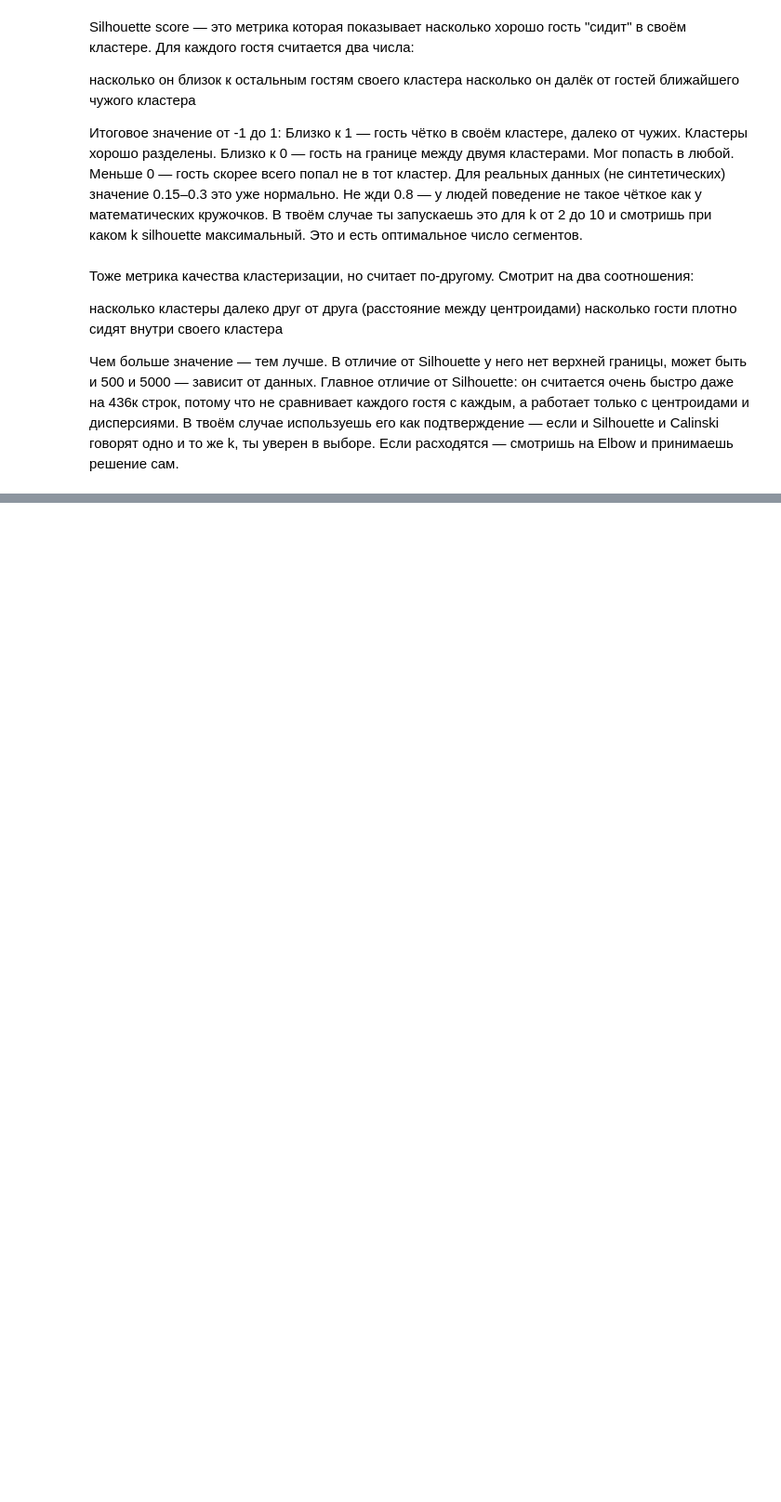
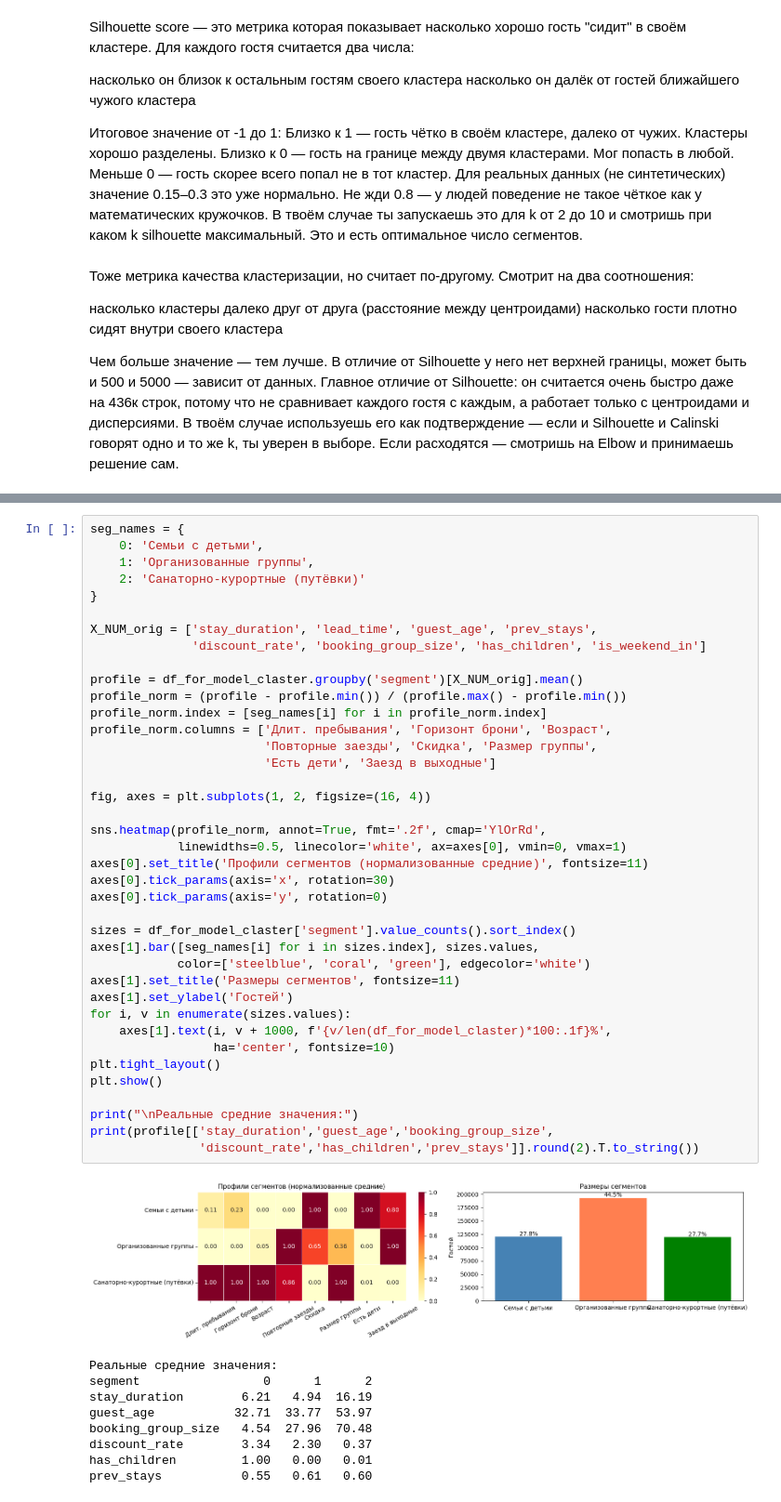
Before and after one commit to MSSAS/booking, a Jupyter notebook: ml/pipeline_clustering.ipynb, the cells around one changed output, grey strips where cells are left out. Shown at 93% size. Drawn from its saved outputs; the diff is of its cells as text; blank space fills up the shorter version.

Commit message:
k-means check for NR

```diff
--- a/ml/pipeline_clustering.ipynb
+++ b/ml/pipeline_clustering.ipynb
@@ -1170,0 +1216,49 @@ discount_rate=15.56 — в 15 раз больше скидка чем у ост
+# %%
+seg_names = {
+    0: 'Семьи с детьми',
+    1: 'Организованные группы',
+    2: 'Санаторно-курортные (путёвки)'
+}
+
+X_NUM_orig = ['stay_duration', 'lead_time', 'guest_age', 'prev_stays',
+              'discount_rate', 'booking_group_size', 'has_children', 'is_weekend_in']
+
+profile = df_for_model_claster.groupby('segment')[X_NUM_orig].mean()
+profile_norm = (profile - profile.min()) / (profile.max() - profile.min())
+profile_norm.index = [seg_names[i] for i in profile_norm.index]
+profile_norm.columns = ['Длит. пребывания', 'Горизонт брони', 'Возраст',
+                        'Повторные заезды', 'Скидка', 'Размер группы',
+                        'Есть дети', 'Заезд в выходные']
+
+fig, axes = plt.subplots(1, 2, figsize=(16, 4))
+
+sns.heatmap(profile_norm, annot=True, fmt='.2f', cmap='YlOrRd',
+            linewidths=0.5, linecolor='white', ax=axes[0], vmin=0, vmax=1)
+axes[0].set_title('Профили сегментов (нормализованные средние)', fontsize=11)
+axes[0].tick_params(axis='x', rotation=30)
+axes[0].tick_params(axis='y', rotation=0)
+
+sizes = df_for_model_claster['segment'].value_counts().sort_index()
+axes[1].bar([seg_names[i] for i in sizes.index], sizes.values,
+            color=['steelblue', 'coral', 'green'], edgecolor='white')
+axes[1].set_title('Размеры сегментов', fontsize=11)
+axes[1].set_ylabel('Гостей')
+for i, v in enumerate(sizes.values):
+    axes[1].text(i, v + 1000, f'{v/len(df_for_model_claster)*100:.1f}%',
+                 ha='center', fontsize=10)
+plt.tight_layout()
+plt.show()
+
+print("\nРеальные средние значения:")
+print(profile[['stay_duration','guest_age','booking_group_size',
+               'discount_rate','has_children','prev_stays']].round(2).T.to_string())
+# %% [output]
+[figure, added]
+Реальные средние значения:
+segment                 0      1      2
+stay_duration        6.21   4.94  16.19
+guest_age           32.71  33.77  53.97
+booking_group_size   4.54  27.96  70.48
+discount_rate        3.34   2.30   0.37
+has_children         1.00   0.00   0.01
+prev_stays           0.55   0.61   0.60
```
Also changed, not shown: parts of 39 cells of this notebook, 4 other files.
